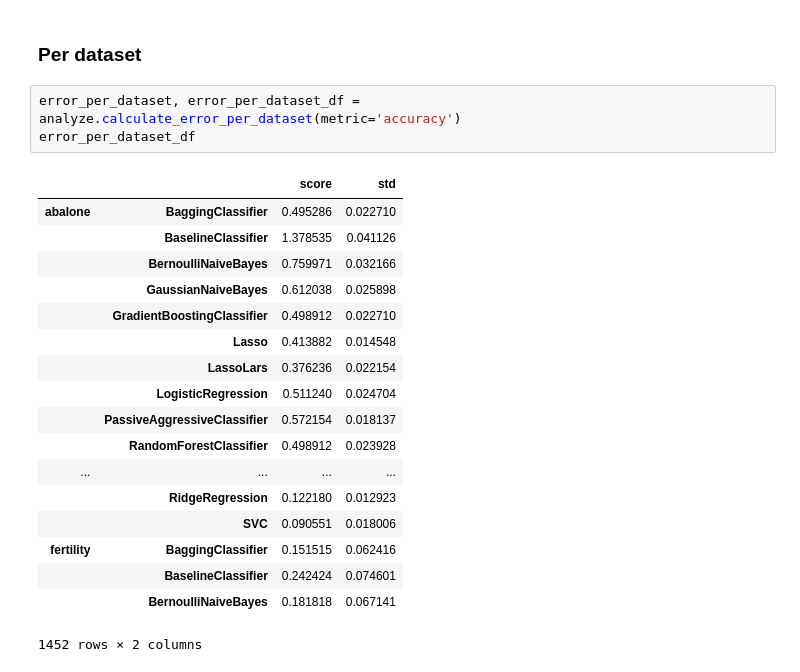
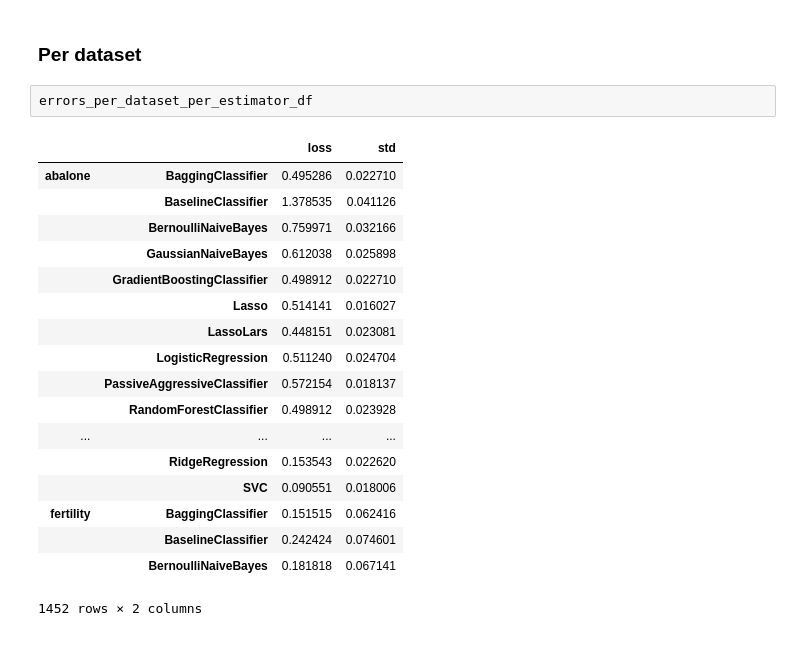
Before and after one commit to sktime/mlaut, a Jupyter notebook: AnalyzeResults.ipynb, the cells around one changed output. Saved outputs shown, nothing was run; the diff lists cells and outputs as text.

```diff
--- a/AnalyzeResults.ipynb
+++ b/AnalyzeResults.ipynb
@@ -180,24 +182,23 @@ pd.DataFrame(nemeniy_test)
 # %% [markdown]
 ### Per dataset
-# %%
-error_per_dataset, error_per_dataset_df = analyze.calculate_error_per_dataset(metric='accuracy')
-error_per_dataset_df
-# %% [output]
-|  |  | score | std |
-| abalone | BaggingClassifier | 0.495286 | 0.022710 |
-|  | BaselineClassifier | 1.378535 | 0.041126 |
-|  | BernoulliNaiveBayes | 0.759971 | 0.032166 |
-|  | GaussianNaiveBayes | 0.612038 | 0.025898 |
-|  | GradientBoostingClassifier | 0.498912 | 0.022710 |
-|  | Lasso | 0.413882 | 0.014548 |
-|  | LassoLars | 0.376236 | 0.022154 |
-|  | LogisticRegression | 0.511240 | 0.024704 |
-|  | PassiveAggressiveClassifier | 0.572154 | 0.018137 |
-|  | RandomForestClassifier | 0.498912 | 0.023928 |
-| ... | ... | ... | ... |
-|  | RidgeRegression | 0.122180 | 0.012923 |
-|  | SVC | 0.090551 | 0.018006 |
-| fertility | BaggingClassifier | 0.151515 | 0.062416 |
-|  | BaselineClassifier | 0.242424 | 0.074601 |
-|  | BernoulliNaiveBayes | 0.181818 | 0.067141 |
-1452 rows × 2 columns
+# %%
+errors_per_dataset_per_estimator_df
+# %% [output]
+|  |  | loss | std |
+| abalone | BaggingClassifier | 0.495286 | 0.022710 |
+|  | BaselineClassifier | 1.378535 | 0.041126 |
+|  | BernoulliNaiveBayes | 0.759971 | 0.032166 |
+|  | GaussianNaiveBayes | 0.612038 | 0.025898 |
+|  | GradientBoostingClassifier | 0.498912 | 0.022710 |
+|  | Lasso | 0.514141 | 0.016027 |
+|  | LassoLars | 0.448151 | 0.023081 |
+|  | LogisticRegression | 0.511240 | 0.024704 |
+|  | PassiveAggressiveClassifier | 0.572154 | 0.018137 |
+|  | RandomForestClassifier | 0.498912 | 0.023928 |
+| ... | ... | ... | ... |
+|  | RidgeRegression | 0.153543 | 0.022620 |
+|  | SVC | 0.090551 | 0.018006 |
+| fertility | BaggingClassifier | 0.151515 | 0.062416 |
+|  | BaselineClassifier | 0.242424 | 0.074601 |
+|  | BernoulliNaiveBayes | 0.181818 | 0.067141 |
+1452 rows × 2 columns
```
Also changed, not shown: parts of 9 cells of this notebook.
